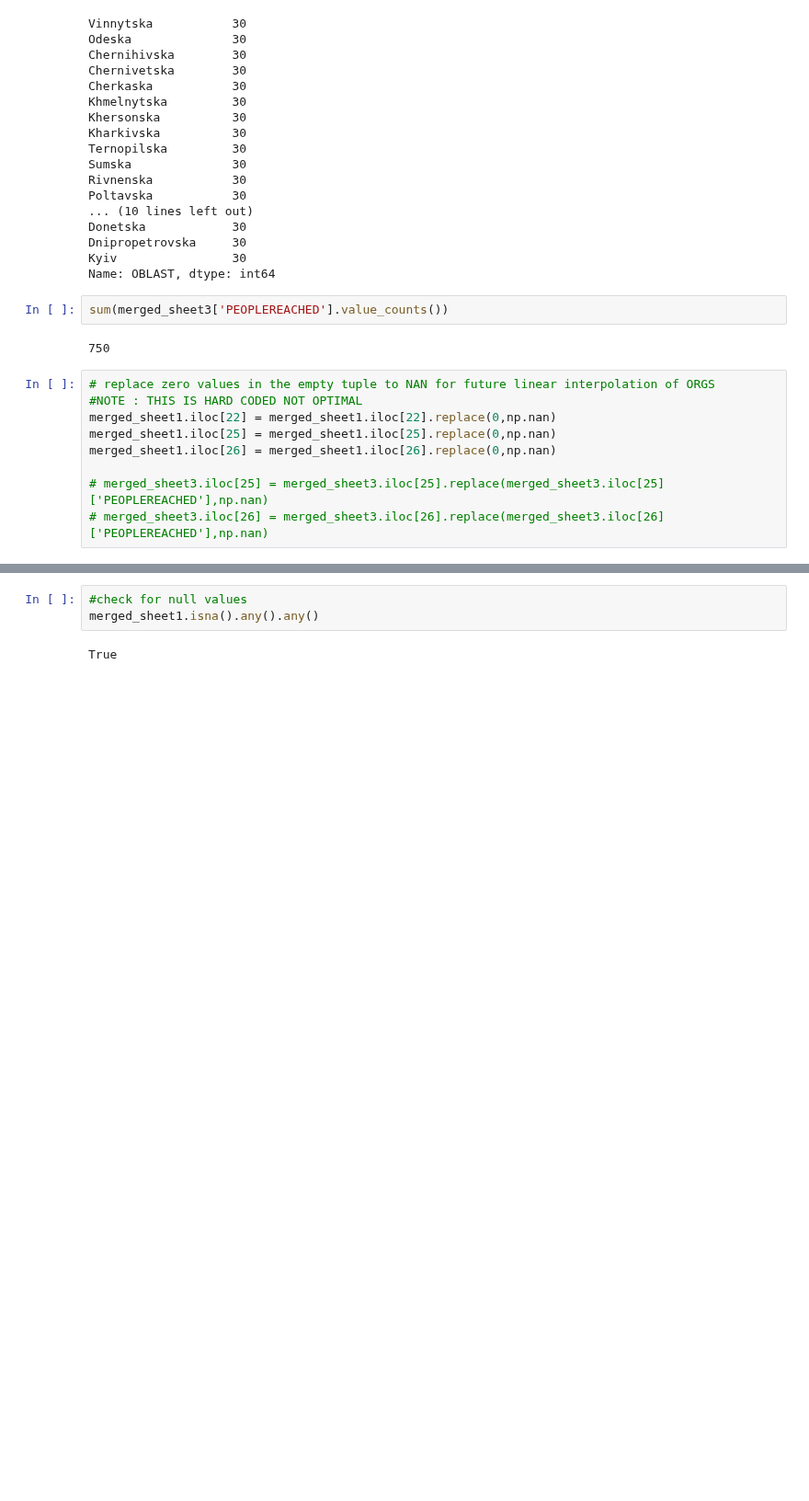
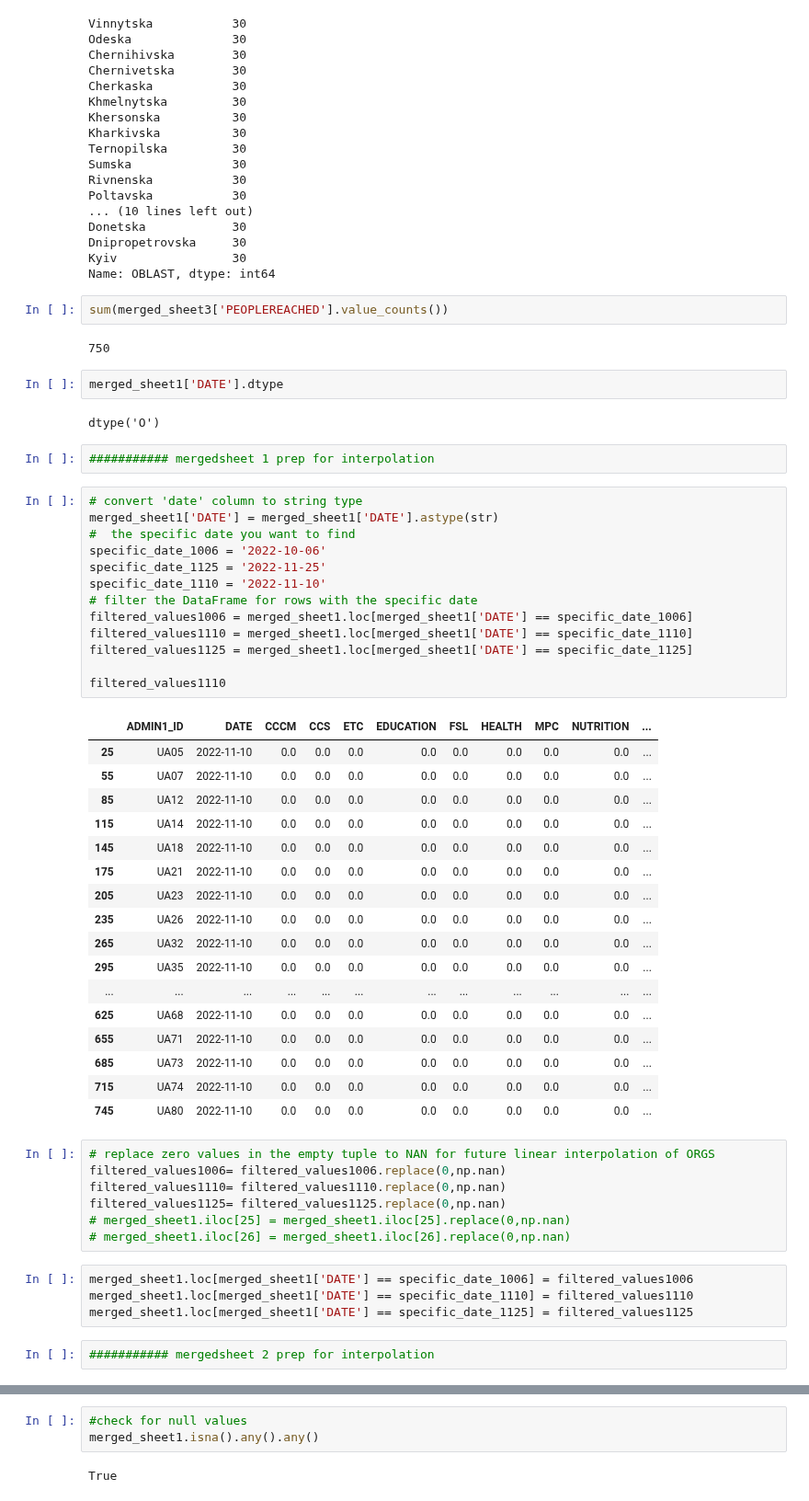
Before and after one commit to reo113/GuideHouse_Project, a Jupyter notebook: guidehouse.ipynb, the cells around one changed output, grey strips where cells are left out. Shown at 92% size. Drawn from its saved outputs; the diff is of its cells as text; blank space fills up the shorter version.

```diff
--- a/guidehouse.ipynb
+++ b/guidehouse.ipynb
@@ -177,12 +180,53 @@ Name: OBLAST, dtype: int64
 sum(merged_sheet3['PEOPLEREACHED'].value_counts())
 # %% [output]
 750
+# %%
+merged_sheet1['DATE'].dtype
+# %% [output]
+dtype('O')
+# %%
+########### mergedsheet 1 prep for interpolation
+# %%
+# convert 'date' column to string type
+merged_sheet1['DATE'] = merged_sheet1['DATE'].astype(str)
+#  the specific date you want to find
+specific_date_1006 = '2022-10-06'
+specific_date_1125 = '2022-11-25'
+specific_date_1110 = '2022-11-10'
+# filter the DataFrame for rows with the specific date
+filtered_values1006 = merged_sheet1.loc[merged_sheet1['DATE'] == specific_date_1006]
+filtered_values1110 = merged_sheet1.loc[merged_sheet1['DATE'] == specific_date_1110]
+filtered_values1125 = merged_sheet1.loc[merged_sheet1['DATE'] == specific_date_1125]
+
+filtered_values1110
+# %% [output]
+|  | ADMIN1_ID | DATE | CCCM | CCS | ETC | EDUCATION | FSL | HEALTH | MPC | NUTRITION | ... |
+| 25 | UA05 | 2022-11-10 | 0.0 | 0.0 | 0.0 | 0.0 | 0.0 | 0.0 | 0.0 | 0.0 | ... |
+| 55 | UA07 | 2022-11-10 | 0.0 | 0.0 | 0.0 | 0.0 | 0.0 | 0.0 | 0.0 | 0.0 | ... |
+| 85 | UA12 | 2022-11-10 | 0.0 | 0.0 | 0.0 | 0.0 | 0.0 | 0.0 | 0.0 | 0.0 | ... |
+| 115 | UA14 | 2022-11-10 | 0.0 | 0.0 | 0.0 | 0.0 | 0.0 | 0.0 | 0.0 | 0.0 | ... |
+| 145 | UA18 | 2022-11-10 | 0.0 | 0.0 | 0.0 | 0.0 | 0.0 | 0.0 | 0.0 | 0.0 | ... |
+| 175 | UA21 | 2022-11-10 | 0.0 | 0.0 | 0.0 | 0.0 | 0.0 | 0.0 | 0.0 | 0.0 | ... |
+| 205 | UA23 | 2022-11-10 | 0.0 | 0.0 | 0.0 | 0.0 | 0.0 | 0.0 | 0.0 | 0.0 | ... |
+| 235 | UA26 | 2022-11-10 | 0.0 | 0.0 | 0.0 | 0.0 | 0.0 | 0.0 | 0.0 | 0.0 | ... |
+| 265 | UA32 | 2022-11-10 | 0.0 | 0.0 | 0.0 | 0.0 | 0.0 | 0.0 | 0.0 | 0.0 | ... |
+| 295 | UA35 | 2022-11-10 | 0.0 | 0.0 | 0.0 | 0.0 | 0.0 | 0.0 | 0.0 | 0.0 | ... |
+| ... | ... | ... | ... | ... | ... | ... | ... | ... | ... | ... | ... |
+| 625 | UA68 | 2022-11-10 | 0.0 | 0.0 | 0.0 | 0.0 | 0.0 | 0.0 | 0.0 | 0.0 | ... |
+| 655 | UA71 | 2022-11-10 | 0.0 | 0.0 | 0.0 | 0.0 | 0.0 | 0.0 | 0.0 | 0.0 | ... |
+| 685 | UA73 | 2022-11-10 | 0.0 | 0.0 | 0.0 | 0.0 | 0.0 | 0.0 | 0.0 | 0.0 | ... |
+| 715 | UA74 | 2022-11-10 | 0.0 | 0.0 | 0.0 | 0.0 | 0.0 | 0.0 | 0.0 | 0.0 | ... |
+| 745 | UA80 | 2022-11-10 | 0.0 | 0.0 | 0.0 | 0.0 | 0.0 | 0.0 | 0.0 | 0.0 | ... |
 # %%
 # replace zero values in the empty tuple to NAN for future linear interpolation of ORGS
-#NOTE : THIS IS HARD CODED NOT OPTIMAL
-merged_sheet1.iloc[22] = merged_sheet1.iloc[22].replace(0,np.nan)
-merged_sheet1.iloc[25] = merged_sheet1.iloc[25].replace(0,np.nan)
-merged_sheet1.iloc[26] = merged_sheet1.iloc[26].replace(0,np.nan)
-
-# merged_sheet3.iloc[25] = merged_sheet3.iloc[25].replace(merged_sheet3.iloc[25]['PEOPLEREACHED'],np.nan)
-# merged_sheet3.iloc[26] = merged_sheet3.iloc[26].replace(merged_sheet3.iloc[26]['PEOPLEREACHED'],np.nan)
+filtered_values1006= filtered_values1006.replace(0,np.nan)
+filtered_values1110= filtered_values1110.replace(0,np.nan)
+filtered_values1125= filtered_values1125.replace(0,np.nan)
+# merged_sheet1.iloc[25] = merged_sheet1.iloc[25].replace(0,np.nan)
+# merged_sheet1.iloc[26] = merged_sheet1.iloc[26].replace(0,np.nan)
+# %%
+merged_sheet1.loc[merged_sheet1['DATE'] == specific_date_1006] = filtered_values1006
+merged_sheet1.loc[merged_sheet1['DATE'] == specific_date_1110] = filtered_values1110
+merged_sheet1.loc[merged_sheet1['DATE'] == specific_date_1125] = filtered_values1125
+# %%
+########### mergedsheet 2 prep for interpolation
```
Also changed, not shown: parts of 71 cells of this notebook.
